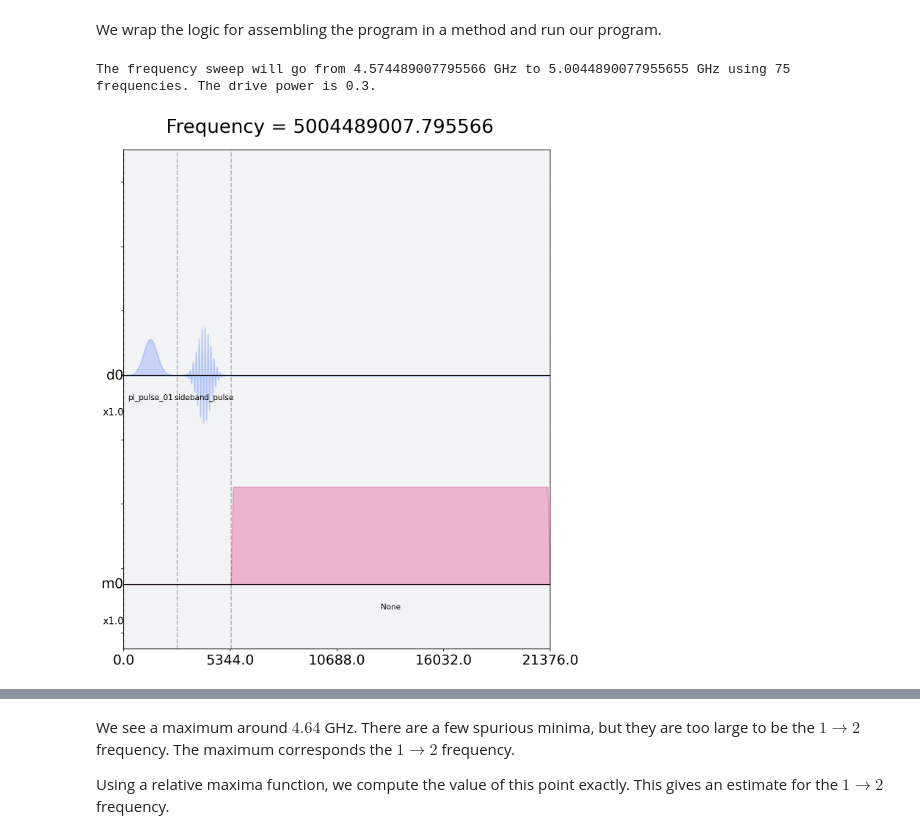
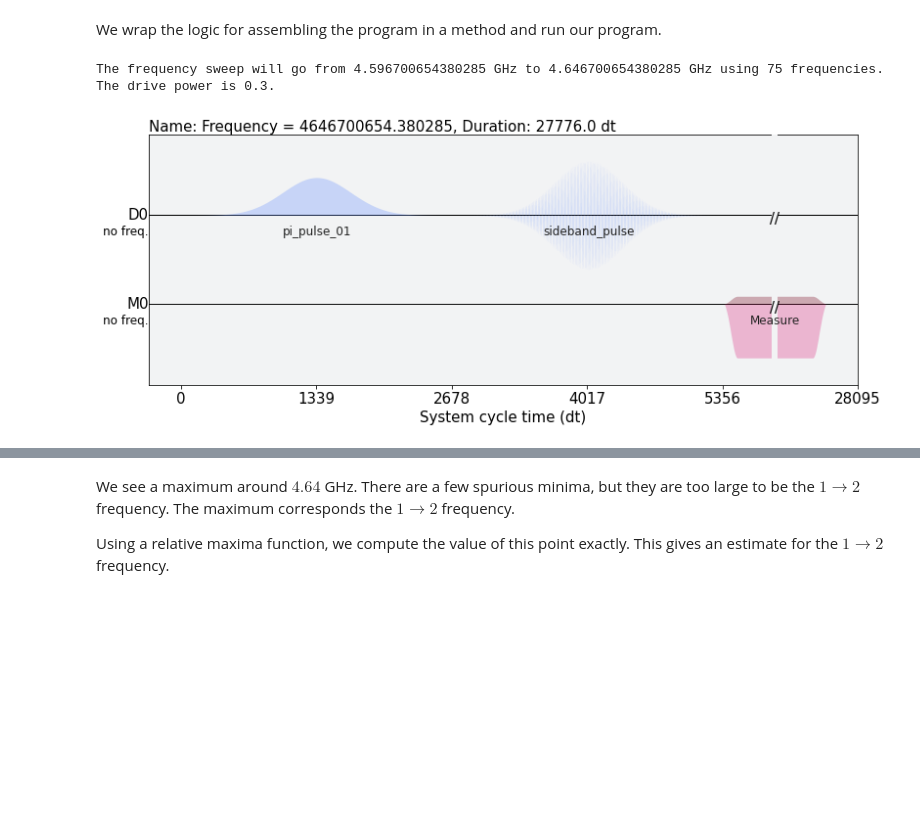
Before and after one commit to cristi1304/qchack, a Jupyter notebook: accessing_higher_energy_states.ipynb, the cells around one changed output, grey strips where cells are left out. Drawn from its saved outputs; the diff is of its cells as text; code cells hidden in the pictures; blank space fills up the shorter version.

```diff
--- a/accessing_higher_energy_states.ipynb
+++ b/accessing_higher_energy_states.ipynb
@@ -404,13 +405,13 @@ one_schedule |= measure << one_schedule.duration
 # %%
 # Assemble the schedules into a program
 IQ_01_program = assemble([zero_schedule, one_schedule],
-                          backend=backend,
+                          backend=armonk_backend,
                           meas_level=1,
                           meas_return='single',
                           shots=NUM_SHOTS,
                           schedule_los=[{drive_chan: cal_qubit_freq}] * 2)
 # %%
-IQ_01_job = backend.run(IQ_01_program)
+IQ_01_job = armonk_backend.run(IQ_01_program)
 # %%
 print(IQ_01_job.job_id())
 job_monitor(IQ_01_job)
@@ -578,7 +593,7 @@ def apply_sideband(pulse, freq):
 
     # create sample pulse w/ sideband applied
     # Note: need to make sq_pulse.samples real, multiply elementwise
-    sideband_pulse = SamplePulse(np.multiply(np.real(pulse.samples), sine_pulse), name='sideband_pulse')
+    sideband_pulse = Waveform(np.multiply(np.real(pulse.samples), sine_pulse), name='sideband_pulse')
 
     return sideband_pulse
 # %% [markdown]
@@ -633,7 +648,7 @@ using {len(freqs)} frequencies. The drive power is {drive_power}.")
     # assemble freq sweep program
     # Note: LO is at cal_qubit_freq for each schedule; accounted for by sideband
     excited_freq_sweep_program = assemble(schedules,
-                                          backend=backend,
+                                          backend=armonk_backend,
                                           meas_level=1,
                                           meas_return='avg',
                                           shots=NUM_SHOTS,
@@ -644,11 +659,11 @@ using {len(freqs)} frequencies. The drive power is {drive_power}.")
 # %%
 # sweep 400 MHz below 0->1 frequency to catch the 1->2 frequency
 num_freqs = 75
-excited_sweep_freqs = cal_qubit_freq + np.linspace(-400*MHz, 30*MHz, num_freqs)
+excited_sweep_freqs = cal_qubit_freq + np.linspace(-375*MHz, -325*MHz, num_freqs)
 excited_freq_sweep_program = create_excited_freq_sweep_program(excited_sweep_freqs, drive_power=0.3)
 
 # Plot an example schedule to make sure it's valid
 # %% [output]
-The frequency sweep will go from 4.574489007795566 GHz to 5.0044890077955655 GHz using 75 frequencies. The drive power is 0.3.
+The frequency sweep will go from 4.596700654380285 GHz to 4.646700654380285 GHz using 75 frequencies. The drive power is 0.3.
-[figure, old version]
+[figure, new version]
 # %%
```
Also changed, not shown: parts of 23 cells of this notebook.
